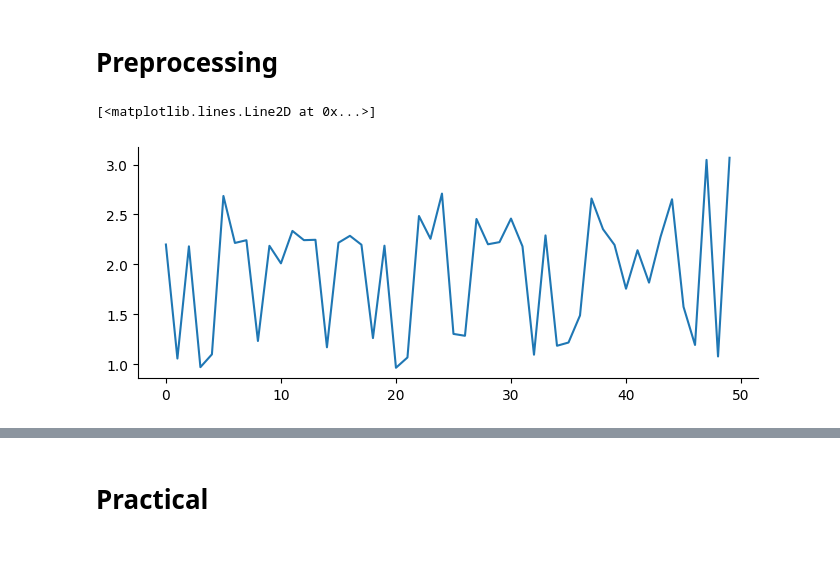
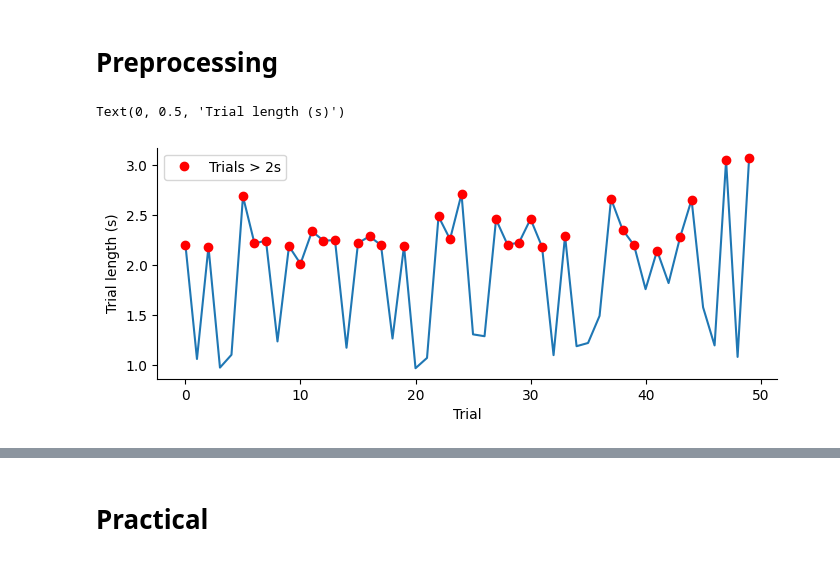
Before and after one commit to stootoon/swc-statneuro2025-dimensionality-reduction, a Jupyter notebook: practical.ipynb, the cells around one changed output, grey strips where cells are left out. Drawn from its saved outputs; the diff is of its cells as text; code cells hidden in the pictures.

```diff
--- a/practical.ipynb
+++ b/practical.ipynb
@@ -23,8 +23,3 @@ earliest_spike = min([min(concatenate([neuron for neuron in trial])) for trial i
 latest_spike   = max([max(concatenate([neuron for neuron in trial])) for trial in spike_times])
 # %%
 spikes_dict = {itrial:{ineuron: spike_times[itrial][ineuron] for ineuron, neuron in enumerate(neurons)} for itrial, trial in enumerate(trials)}
-# %%
-plot(trial_lengths)
-# %% [output]
-[<matplotlib.lines.Line2D at 0x...>]
-[figure, removed]
@@ -33 +26,11 @@ long_trials = where(trial_lengths > 2)[0]
+# %%
+long_trial_length = 2
+long_trials = where(trial_lengths > long_trial_length)[0]
+plot(trial_lengths)
+plot(long_trials, trial_lengths[long_trials], "ro", label = "Trials > 2s")
+legend();
+xlabel("Trial"); ylabel("Trial length (s)")
+# %% [output]
+Text(0, 0.5, 'Trial length (s)')
+[figure, added]
 # %%
```
Also changed, not shown: parts of 90 cells of this notebook.
